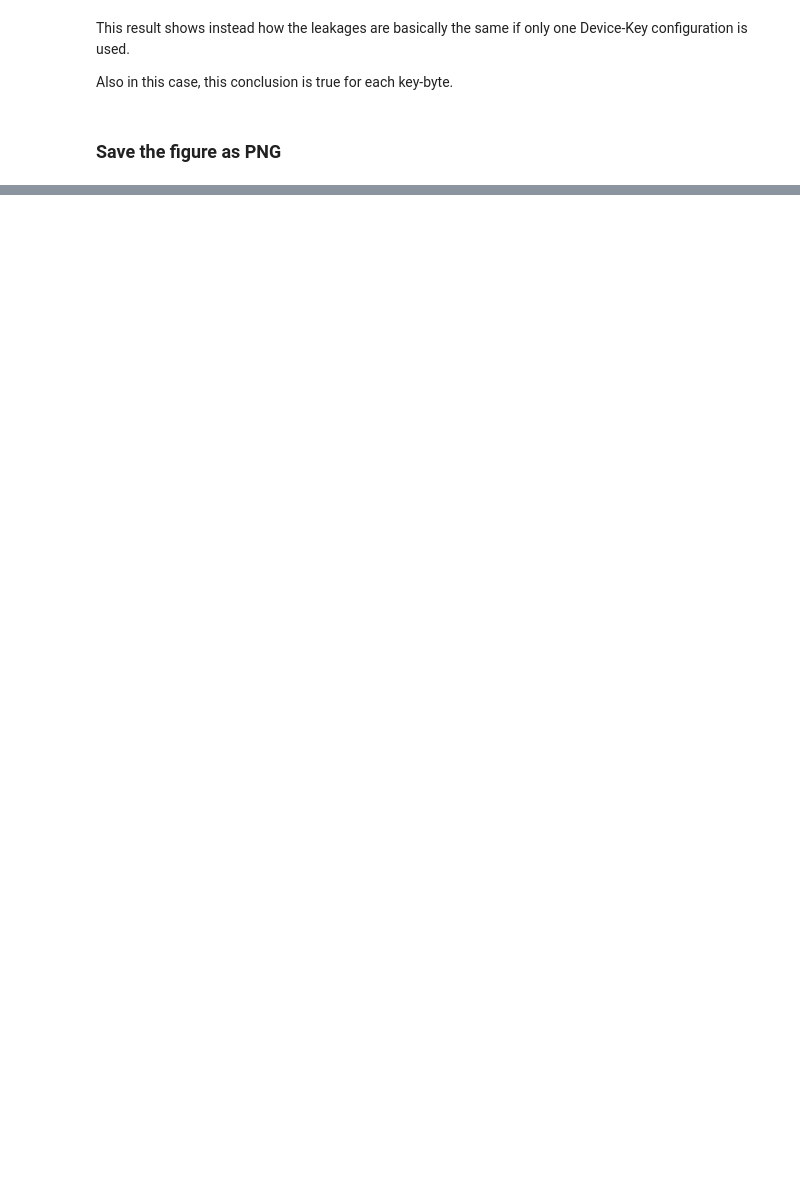
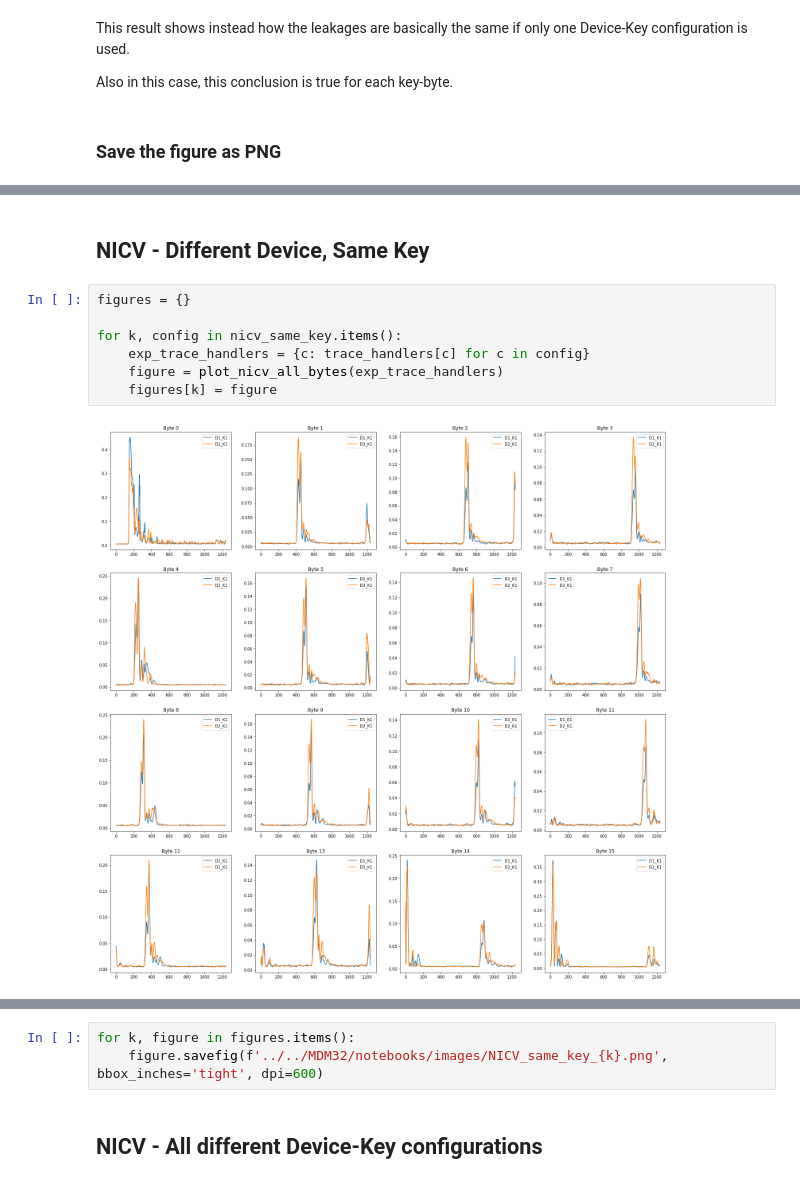
Before and after one commit to luca-castellazzi/EfficientTraining_DLSCA, a Jupyter notebook: notebooks/nicv.ipynb, the cells around one changed output, grey strips where cells are left out. Cells and saved outputs as stored; diff of their text form; blank space fills up the shorter version.

```diff
--- a/notebooks/nicv.ipynb
+++ b/notebooks/nicv.ipynb
@@ -116,0 +115,11 @@ figure.savefig('../../MDM32/notebooks/images/NICV_same.png', bbox_inches='tight'
+# %% [markdown]
+## NICV - Different Device, Same Key
+# %%
+figures = {}
+
+for k, config in nicv_same_key.items():
+    exp_trace_handlers = {c: trace_handlers[c] for c in config}
+    figure = plot_nicv_all_bytes(exp_trace_handlers)
+    figures[k] = figure
+# %% [output]
+[figure, added]
@@ -116,0 +128,5 @@ figure.savefig('../../MDM32/notebooks/images/NICV_same.png', bbox_inches='tight'
+# %%
+for k, figure in figures.items():
+    figure.savefig(f'../../MDM32/notebooks/images/NICV_same_key_{k}.png', bbox_inches='tight', dpi=600)
+# %% [markdown]
+## NICV - All different Device-Key configurations
```
Also changed, not shown: parts of 28 cells of this notebook, 8 other files.
